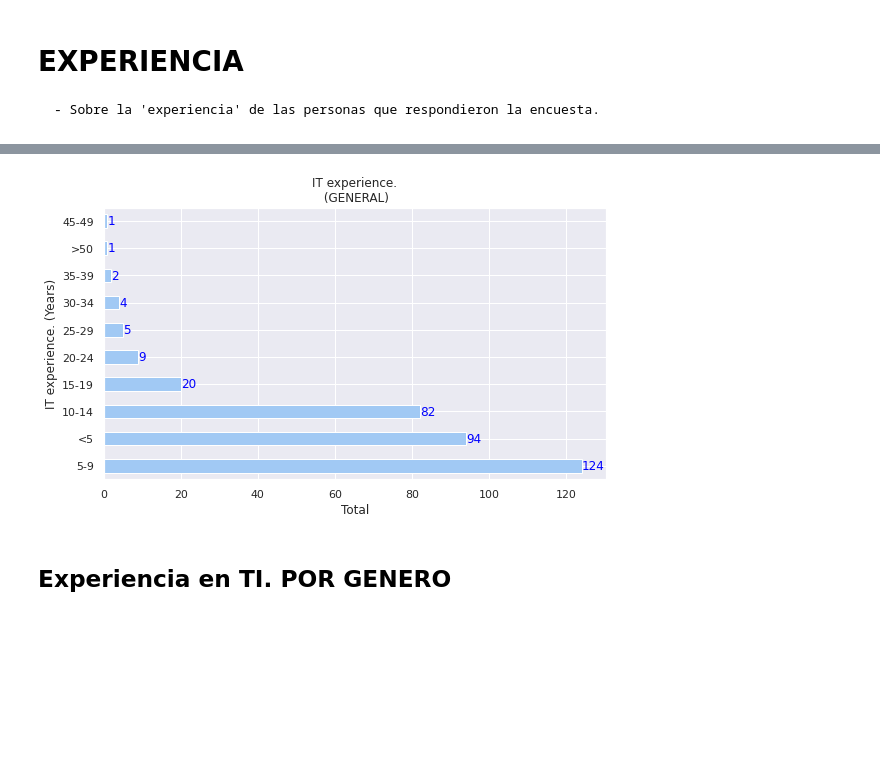
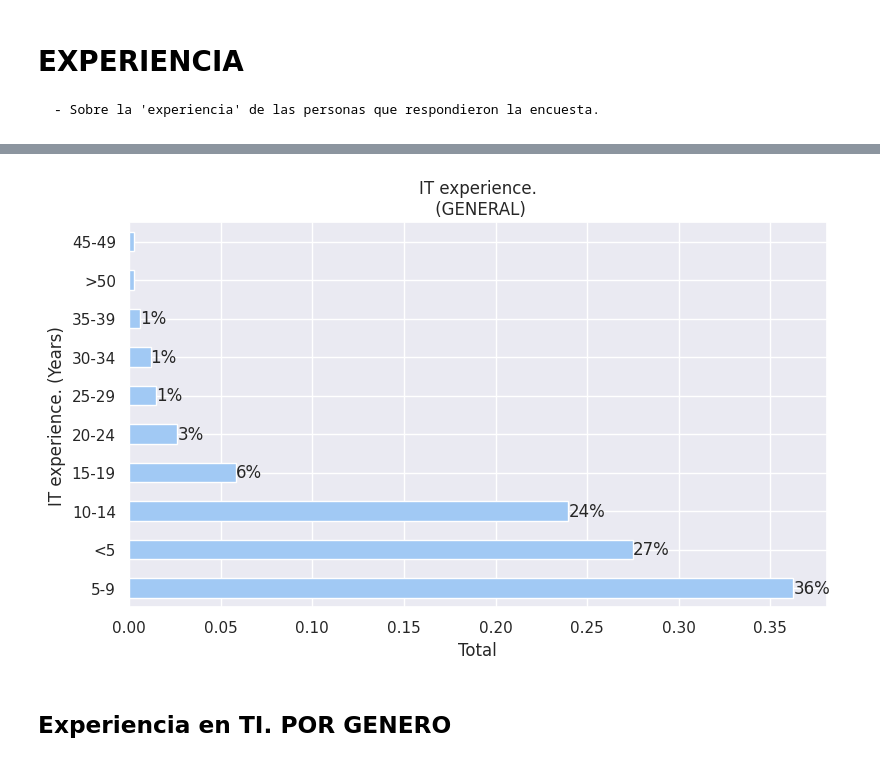
Before and after one commit to TorrezMN/Data_Science, a Jupyter notebook: Enc_Devs_Py/Notebooks/Experience.ipynb, the cells around one changed output, grey strips where cells are left out. Saved outputs shown, nothing was run; the diff lists cells and outputs as text; code cells hidden in the pictures; blank space fills up the shorter version.

```diff
--- a/Enc_Devs_Py/Notebooks/Experience.ipynb
+++ b/Enc_Devs_Py/Notebooks/Experience.ipynb
@@ -61,24 +81,25 @@ Name: exp_en_IT, dtype: int64
 # %%
 fig = plt.figure(figsize=(9, 5))
 
 
-exp_ti_df = df["exp_en_IT"].value_counts()
+exp_ti_df = df["exp_en_IT"].value_counts(normalize=True)
 exp_ti_plot = exp_ti_df.plot(
         kind="barh",
         title="IT experience.\n (GENERAL)",
         )
 
 exp_ti_plot.set_xlabel("Total")
 exp_ti_plot.set_ylabel("IT experience. (Years)")
 
 
 
-for k, v in enumerate(df["exp_en_IT"].value_counts().values):
-    exp_ti_plot.annotate(v, (v, k), va="center", color="blue")
+for k, v in enumerate(df["exp_en_IT"].value_counts(normalize=True).values):
+    if (v>.005):
+        exp_ti_plot.annotate(get_percentage(v), (v, k), va="center")
 
 plt.show()
 # %% [output]
-[figure, old version]
+[figure, new version]
 # %% [markdown]
 ## Experiencia en TI. POR GENERO
 # %%
```
Also changed, not shown: parts of 53 cells of this notebook, 3 other files.
